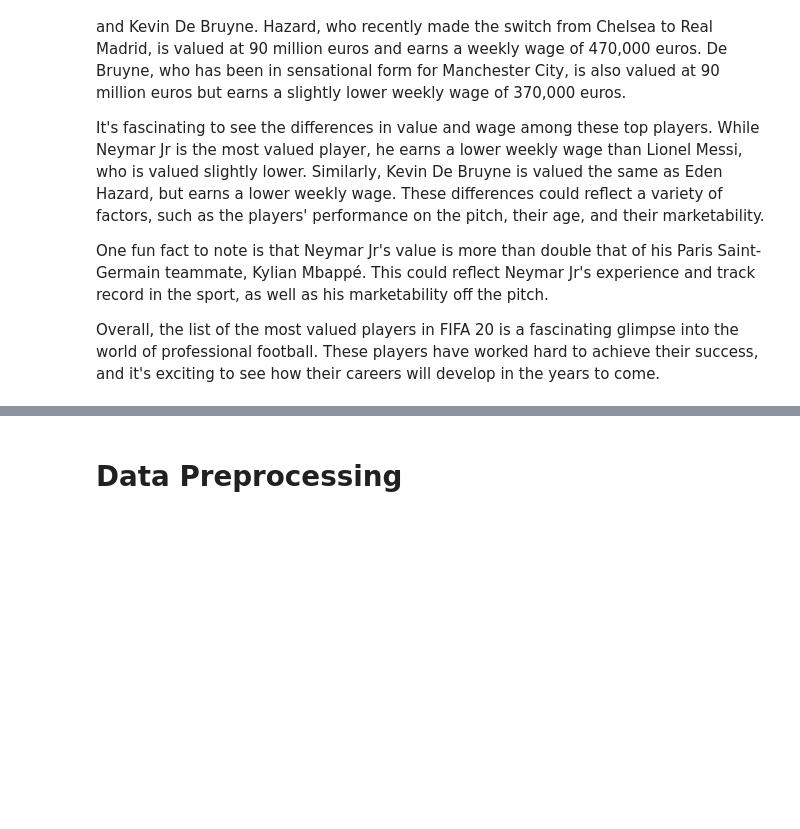
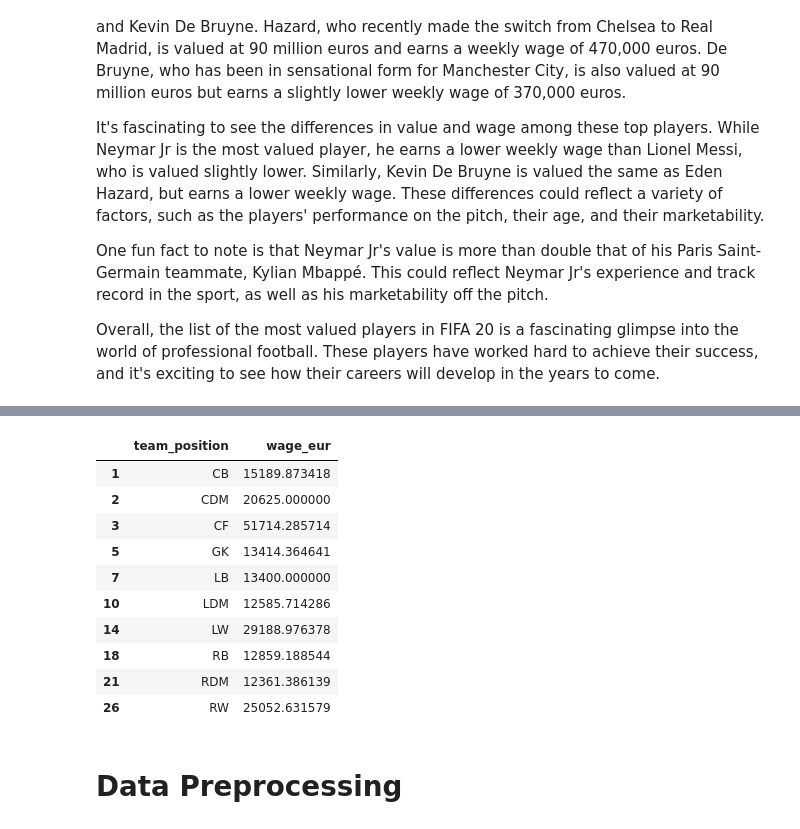
Before and after one commit to mdushetwar/Fifa-Players--EDA-Clustering, a Jupyter notebook: PRCP-1004-Fifa20.ipynb, the cells around one changed output, grey strips where cells are left out. Saved outputs shown, nothing was run; the diff lists cells and outputs as text; code cells hidden in the pictures; blank space fills up the shorter version.

```diff
--- a/PRCP-1004-Fifa20.ipynb
+++ b/PRCP-1004-Fifa20.ipynb
@@ -541,3 +601,24 @@ Overall, the list of the most valued players in FIFA 20 is a fascinating glimpse
+# %%
+team_positions = ['GK', 'RB', 'CB', 'LB', 'CDM', 'RDM', 'LDM', 'RW', 'CF', 'LW']
+
+# first find out the average value and wage of player playing in each position in the team
+avg_value= players.groupby('team_position')['value_eur'].mean().reset_index()
+avg_wage= players.groupby('team_position')['wage_eur'].mean().reset_index()
+
+avg_wage_team= avg_wage[avg_wage['team_position'].isin(team_positions)]
+avg_wage_team
+# %% [output]
+|  | team_position | wage_eur |
+| 1 | CB | 15189.873418 |
+| 2 | CDM | 20625.000000 |
+| 3 | CF | 51714.285714 |
+| 5 | GK | 13414.364641 |
+| 7 | LB | 13400.000000 |
+| 10 | LDM | 12585.714286 |
+| 14 | LW | 29188.976378 |
+| 18 | RB | 12859.188544 |
+| 21 | RDM | 12361.386139 |
+| 26 | RW | 25052.631579 |
 # %%
 # +++++++++++++++++++++++++++++++++++++++++++++++++++DO EDA HERE+++++++++++++++++++++++++++++++++++++++++++++++++++++++++++
 # %% [markdown]
```
Also changed, not shown: parts of 7 cells of this notebook.
